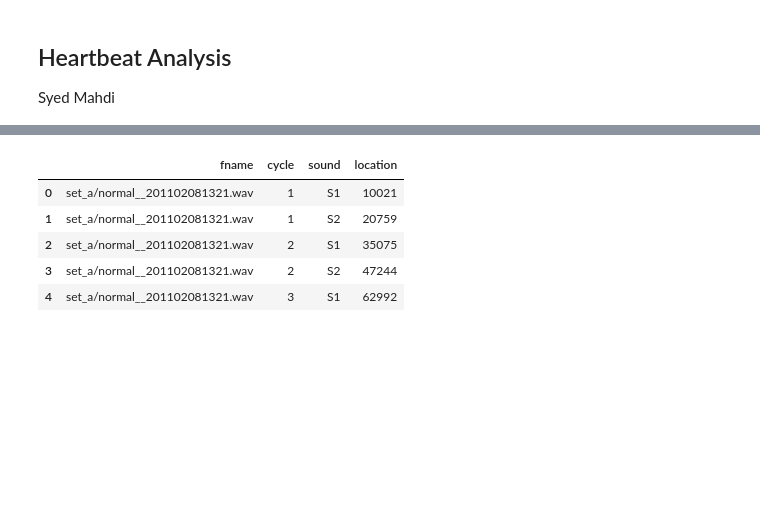
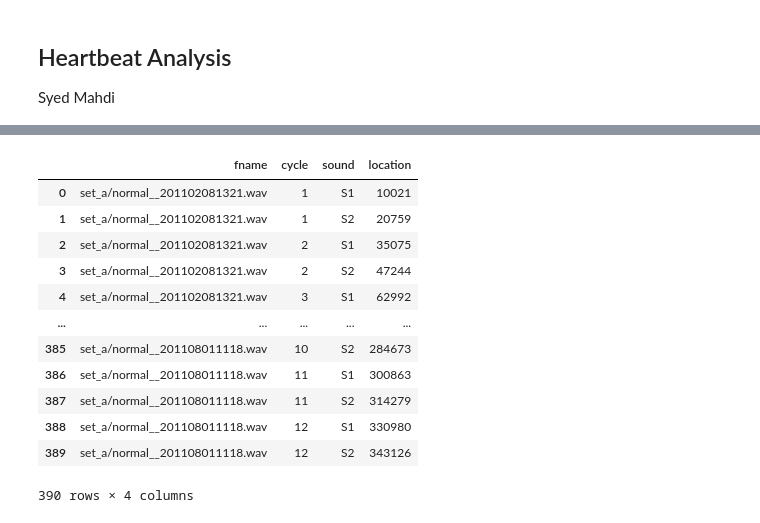
Before and after one commit to smm3123/Heart-Murmur-Identification-With-Machine-Learning, a Jupyter notebook: heartbeat_machine_learning.ipynb, the cells around one changed output, grey strips where cells are left out. Drawn from its saved outputs; the diff is of its cells as text; code cells hidden in the pictures; blank space fills up the shorter version.

```diff
--- a/heartbeat_machine_learning.ipynb
+++ b/heartbeat_machine_learning.ipynb
@@ -23,11 +33,18 @@ Unique labels: ['artifact' 'extrahls' 'murmur' 'normal' nan]
 # %%
-set_a_timing=pd.read_csv(path + "/set_a_timing.csv")
-set_a_timing.head()
+set_a_timing = pd.read_csv(path + "/set_a_timing.csv")
+set_a_timing
 # %% [output]
 |  | fname | cycle | sound | location |
 | 0 | set_a/normal__201102081321.wav | 1 | S1 | 10021 |
 | 1 | set_a/normal__201102081321.wav | 1 | S2 | 20759 |
 | 2 | set_a/normal__201102081321.wav | 2 | S1 | 35075 |
 | 3 | set_a/normal__201102081321.wav | 2 | S2 | 47244 |
 | 4 | set_a/normal__201102081321.wav | 3 | S1 | 62992 |
+| ... | ... | ... | ... | ... |
+| 385 | set_a/normal__201108011118.wav | 10 | S2 | 284673 |
+| 386 | set_a/normal__201108011118.wav | 11 | S1 | 300863 |
+| 387 | set_a/normal__201108011118.wav | 11 | S2 | 314279 |
+| 388 | set_a/normal__201108011118.wav | 12 | S1 | 330980 |
+| 389 | set_a/normal__201108011118.wav | 12 | S2 | 343126 |
+390 rows × 4 columns
 # %%
```
Also changed, not shown: parts of 13 cells of this notebook.
